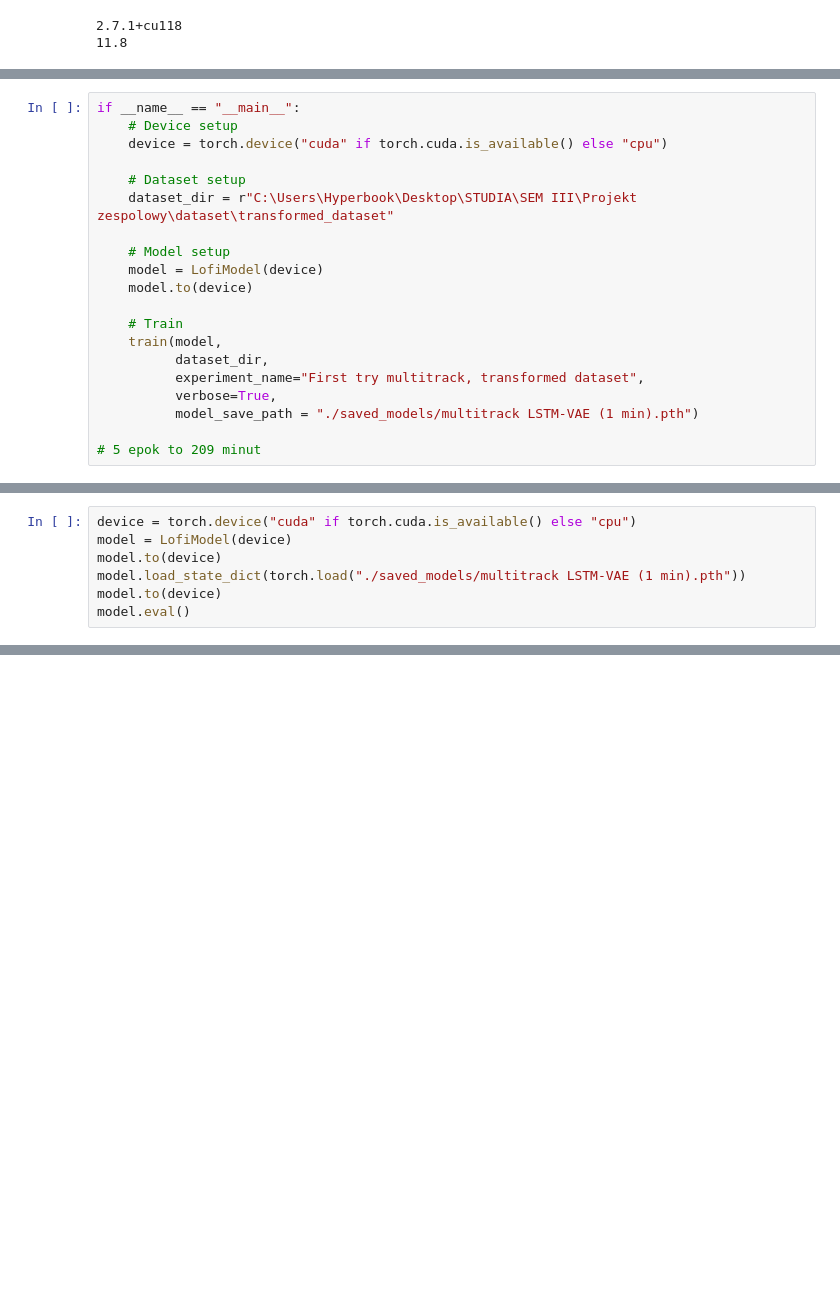
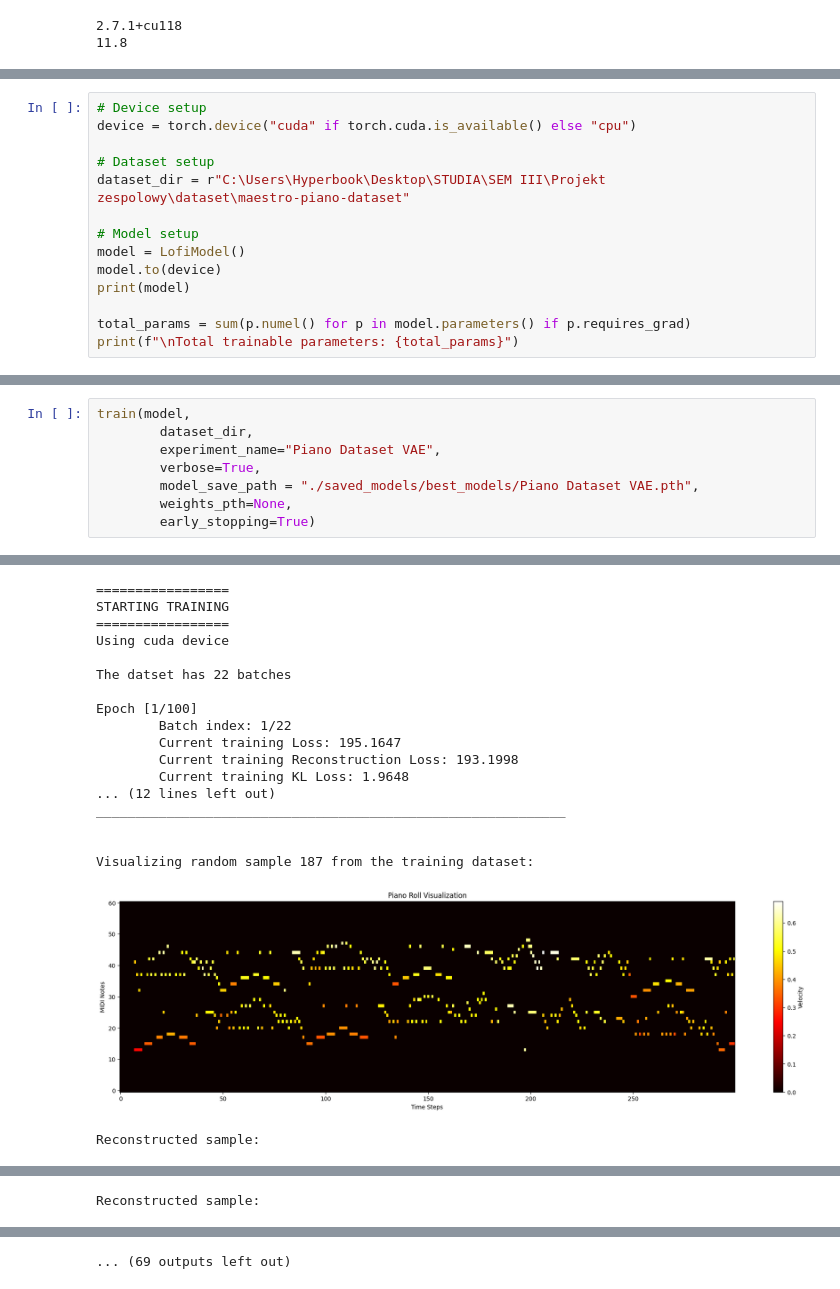
Before and after one commit to ziemmi13/Lofi-VAE-generator, a Jupyter notebook: model/Training workbook.ipynb, the cells around one changed output, grey strips where cells are left out. Drawn from its saved outputs; the diff is of its cells as text; blank space fills up the shorter version.

```diff
--- a/model/Training workbook.ipynb
+++ b/model/Training workbook.ipynb
@@ -16,21 +16,15 @@ print(torch.version.cuda)
 # %%
-if __name__ == "__main__":
-    # Device setup
-    device = torch.device("cuda" if torch.cuda.is_available() else "cpu")
+# Device setup
+device = torch.device("cuda" if torch.cuda.is_available() else "cpu")
 
-    # Dataset setup
-    dataset_dir = r"C:\Users\Hyperbook\Desktop\STUDIA\SEM III\Projekt zespolowy\dataset\transformed_dataset"
+# Dataset setup
+dataset_dir = r"C:\Users\Hyperbook\Desktop\STUDIA\SEM III\Projekt zespolowy\dataset\maestro-piano-dataset"
 
-    # Model setup
-    model = LofiModel(device)
-    model.to(device)
+# Model setup
+model = LofiModel()
+model.to(device)
+print(model)
 
-    # Train
-    train(model,
-          dataset_dir,
-          experiment_name="First try multitrack, transformed dataset",
-          verbose=True,
-          model_save_path = "./saved_models/multitrack LSTM-VAE (1 min).pth")
-
-# 5 epok to 209 minut
+total_params = sum(p.numel() for p in model.parameters() if p.requires_grad)
+print(f"\nTotal trainable parameters: {total_params}")
 # %% [output]
@@ -60,7 +45,0 @@ Model saved!
-# %%
-device = torch.device("cuda" if torch.cuda.is_available() else "cpu")
-model = LofiModel(device)
-model.to(device)
-model.load_state_dict(torch.load("./saved_models/multitrack LSTM-VAE (1 min).pth"))
-model.to(device)
-model.eval()
@@ -85,0 +48,9 @@ pytorch_total_params
+# %%
+train(model,
+        dataset_dir,
+        experiment_name="Piano Dataset VAE",
+        verbose=True,
+        model_save_path = "./saved_models/best_models/Piano Dataset VAE.pth",
+        weights_pth=None,
+        early_stopping=True)
+# %% [output]
@@ -85,0 +84,19 @@ pytorch_total_params
+=================
+STARTING TRAINING
+=================
+Using cuda device
+
+The datset has 22 batches
+
+Epoch [1/100]
+        Batch index: 1/22
+        Current training Loss: 195.1647
+        Current training Reconstruction Loss: 193.1998
+        Current training KL Loss: 1.9648
+... (12 lines left out)
+____________________________________________________________
+
+
+Visualizing random sample 187 from the training dataset:
+[figure, added]
+Reconstructed sample:
@@ -85,0 +122 @@ pytorch_total_params
+Reconstructed sample:
@@ -85,0 +141 @@ pytorch_total_params
+... (69 outputs left out)
```
Also changed, not shown: parts of 7 cells of this notebook, 10 other files.
